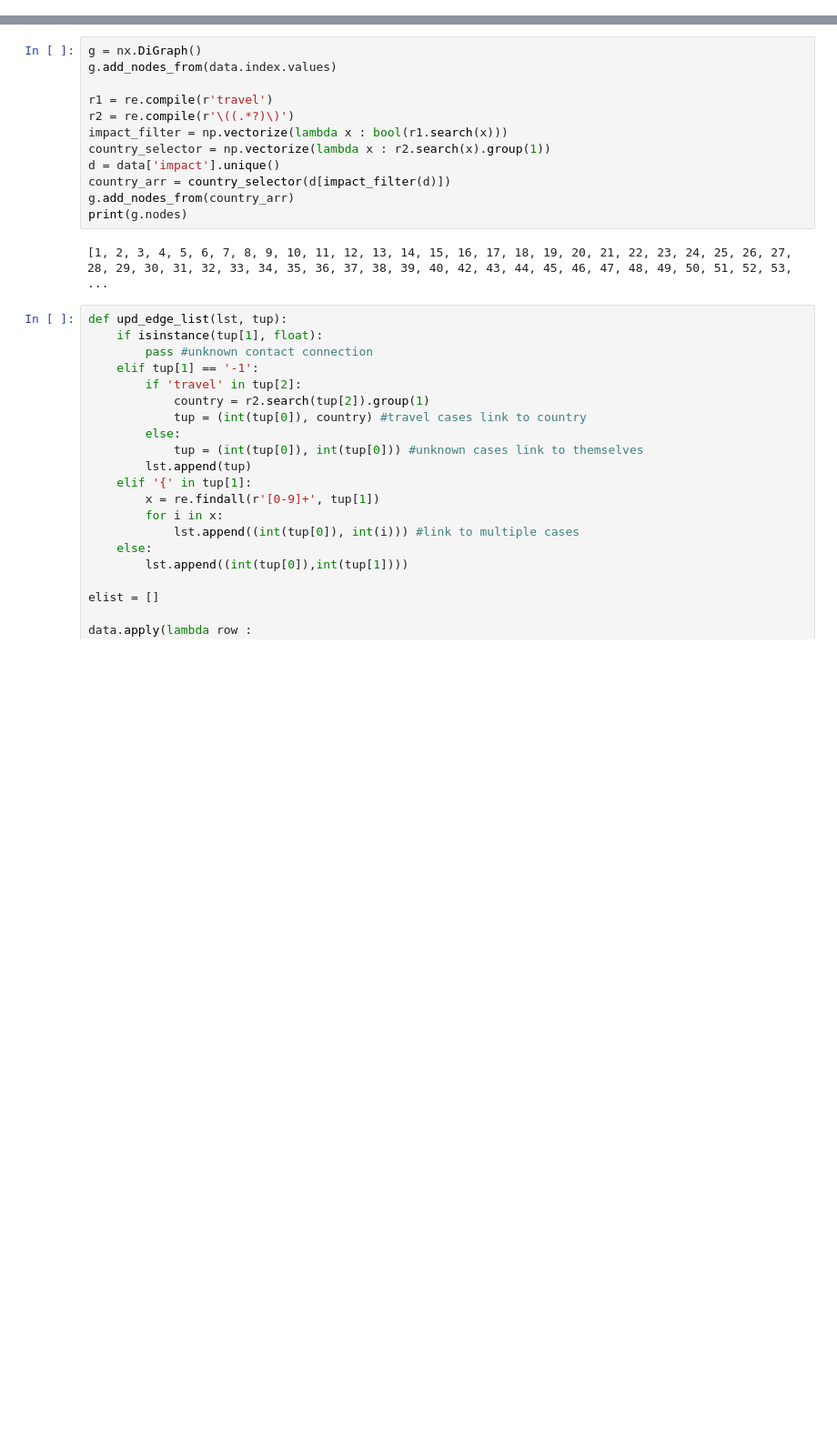
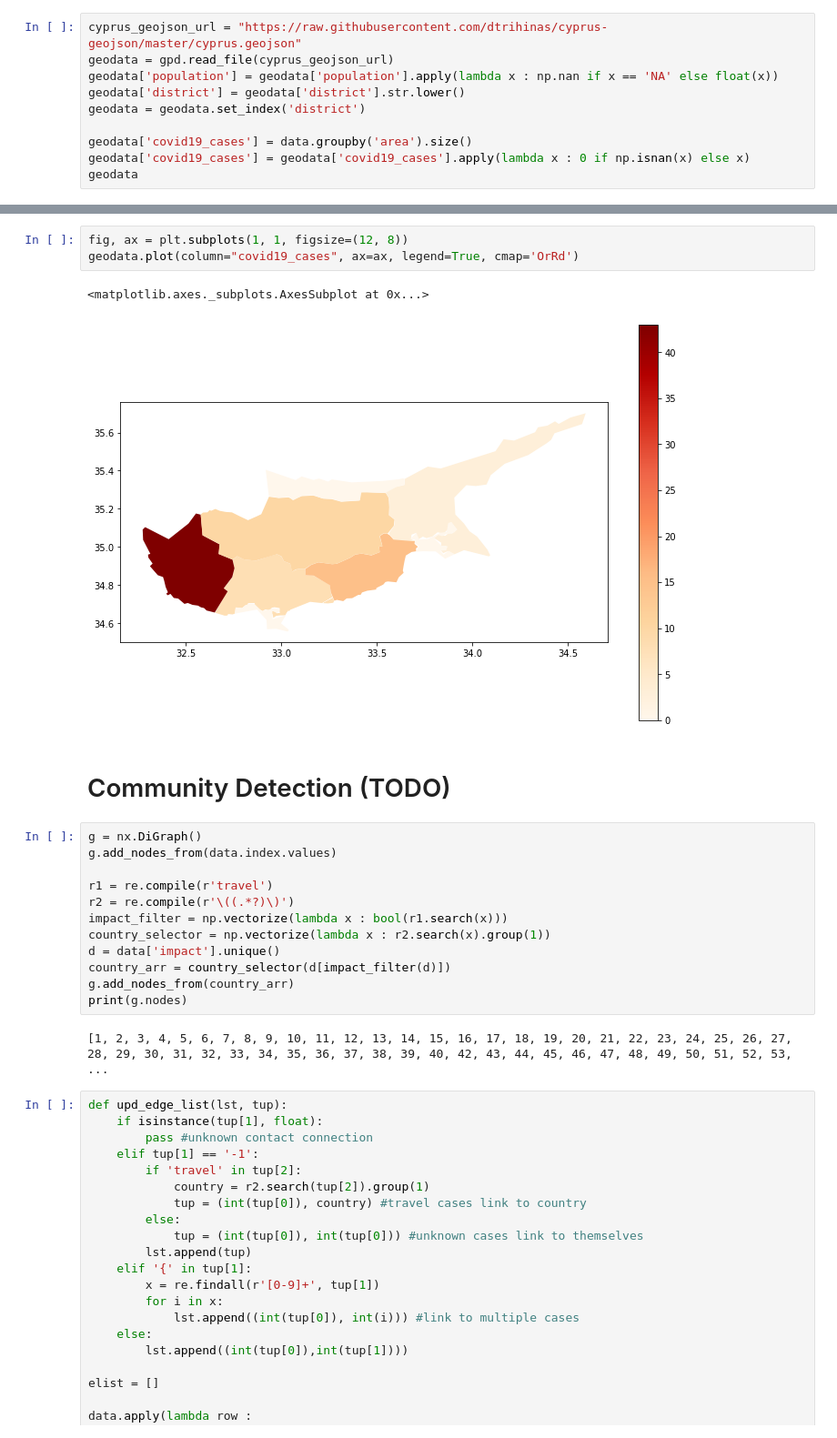
Before and after one commit to dtrihinas/covid-19-cyprus-data, a Jupyter notebook: covid-19-notebook-starter-code.ipynb, the cells around one changed output, grey strips where cells are left out. Shown at 91% size. Drawn from its saved outputs; the diff is of its cells as text; blank space fills up the shorter version.

```diff
--- a/covid-19-notebook-starter-code.ipynb
+++ b/covid-19-notebook-starter-code.ipynb
@@ -46,0 +62,10 @@ case_profession.plot(kind='bar',x='profession',y='cases', title='Case by profess
+# %%
+cyprus_geojson_url = "https://raw.githubusercontent.com/dtrihinas/cyprus-geojson/master/cyprus.geojson"
+geodata = gpd.read_file(cyprus_geojson_url)
+geodata['population'] = geodata['population'].apply(lambda x : np.nan if x == 'NA' else float(x))
+geodata['district'] = geodata['district'].str.lower()
+geodata = geodata.set_index('district')
+
+geodata['covid19_cases'] = data.groupby('area').size()
+geodata['covid19_cases'] = geodata['covid19_cases'].apply(lambda x : 0 if np.isnan(x) else x)
+geodata
@@ -47,3 +83,11 @@ case_profession.plot(kind='bar',x='profession',y='cases', title='Case by profess
+# %%
+fig, ax = plt.subplots(1, 1, figsize=(12, 8))
+geodata.plot(column="covid19_cases", ax=ax, legend=True, cmap='OrRd')
+# %% [output]
+<matplotlib.axes._subplots.AxesSubplot at 0x...>
+[figure, added]
+# %% [markdown]
+# Community Detection (TODO)
 # %%
 g = nx.DiGraph()
 g.add_nodes_from(data.index.values)
```
Also changed, not shown: parts of 15 cells of this notebook.
